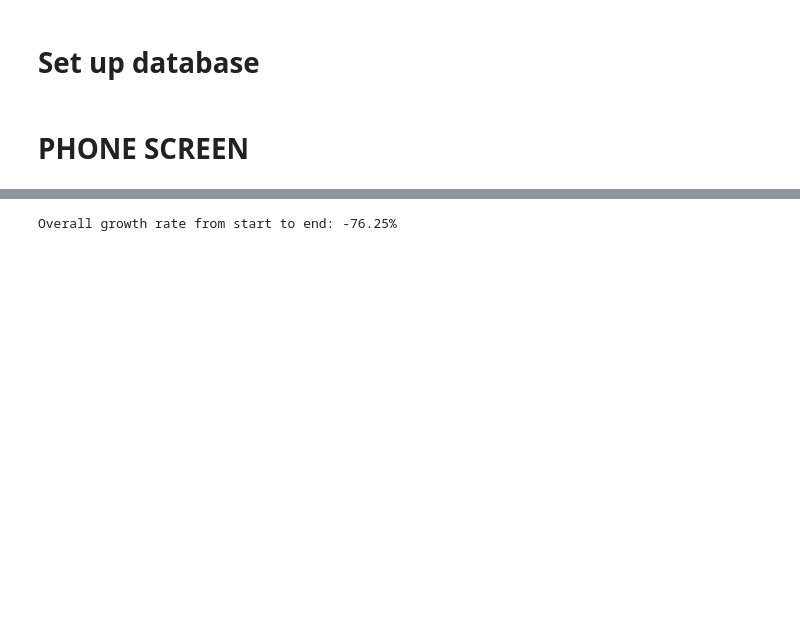
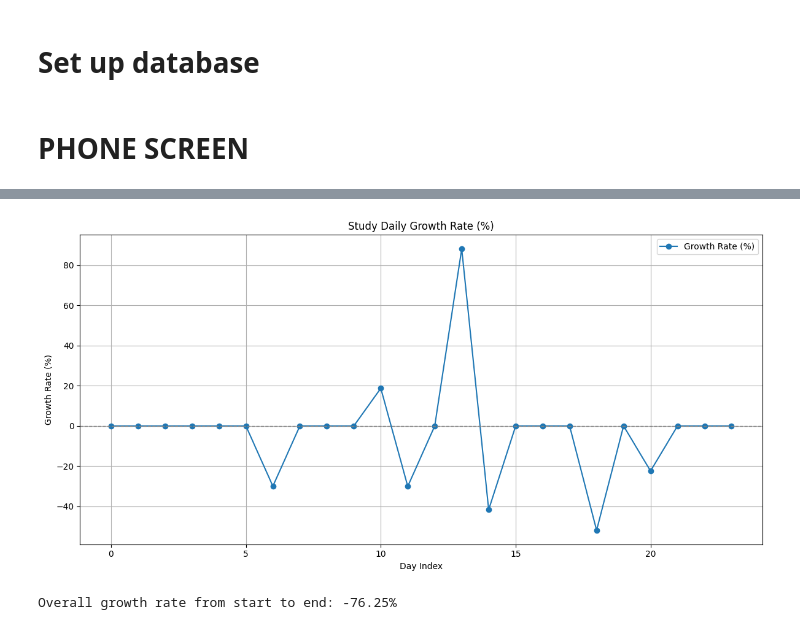
Before and after one commit to Bancie/LearningDB, a Jupyter notebook: data_analyst/study.ipynb, the cells around one changed output, grey strips where cells are left out. Saved outputs shown, nothing was run; the diff lists cells and outputs as text; code cells hidden in the pictures; blank space fills up the shorter version.

```diff
--- a/data_analyst/study.ipynb
+++ b/data_analyst/study.ipynb
@@ -98 +113,19 @@ print(df[['growth_rate (%)']].round(2))
+# %%
+df['growth_rate (%)'] = df['growth_rate (%)'].round(2)
+
+plt.figure(figsize=(12, 6))
+plt.plot(df.index, df['growth_rate (%)'], marker='o', linestyle='-', label='Growth Rate (%)')
+
+plt.axhline(0, color='gray', linestyle='--', linewidth=1)
+
+plt.title('Study Daily Growth Rate (%)')
+plt.xlabel('Day Index')
+plt.ylabel('Growth Rate (%)')
+plt.grid(True)
+plt.legend()
+plt.tight_layout()
+
+plt.show()
+# %% [output]
+[figure, added]
 # %%
```
Also changed, not shown: parts of 7 cells of this notebook.
